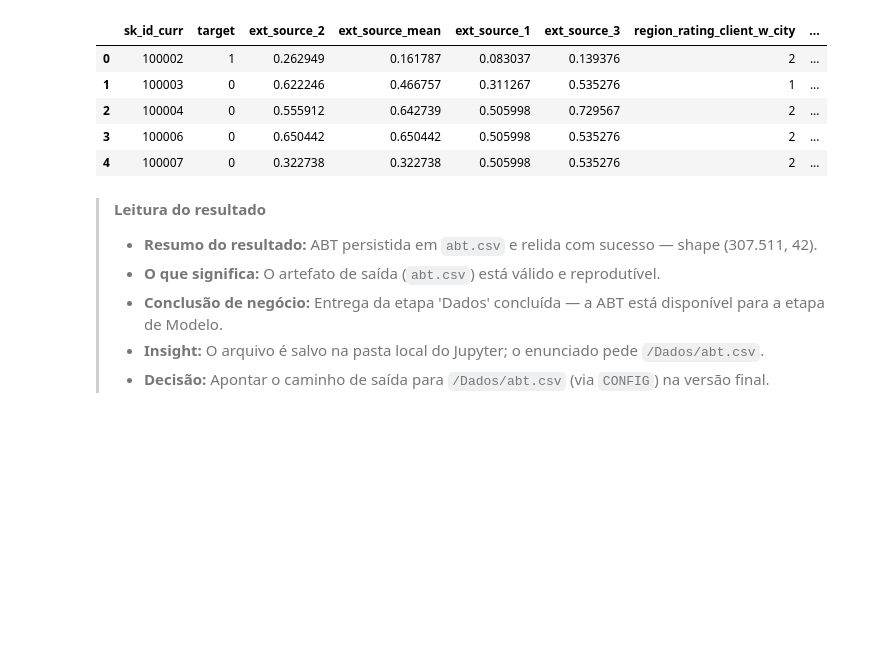
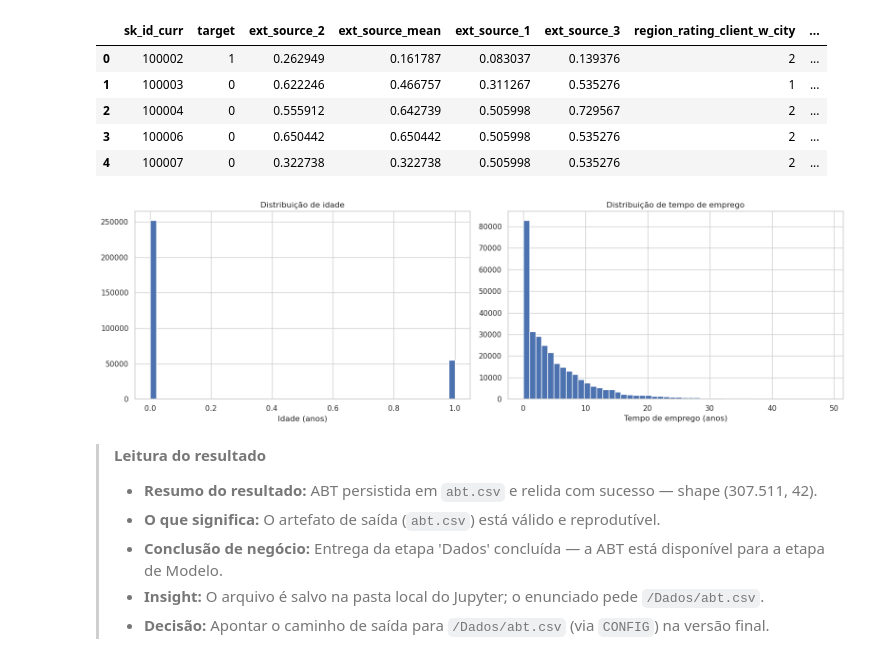
Before and after one commit to YuriKnebel/ProjetoFinalPosFIA-Individual, a Jupyter notebook: data-platform/DataPipeline/exp_analysis_v3.ipynb, the cells around one changed output. Saved outputs shown, nothing was run; the diff lists cells and outputs as text; code cells hidden in the pictures; blank space fills up the shorter version.

```diff
--- a/data-platform/DataPipeline/exp_analysis_v3.ipynb
+++ b/data-platform/DataPipeline/exp_analysis_v3.ipynb
@@ -1609,6 +1609,14 @@ Releitura OK — shape: (307511, 45)
 | 2 | 100004 | 0 | 0.555912 | 0.642739 | 0.505998 | 0.729567 | 2 | ... |
 | 3 | 100006 | 0 | 0.650442 | 0.650442 | 0.505998 | 0.535276 | 2 | ... |
 | 4 | 100007 | 0 | 0.322738 | 0.322738 | 0.505998 | 0.535276 | 2 | ... |
+# %%
+import matplotlib.pyplot as plt
+fig, axes = plt.subplots(1, 2, figsize=(16, 5))
+df_abt["days_employed_anom"].hist(bins=50, ax=axes[0]); axes[0].set_title("Distribuição de idade"); axes[0].set_xlabel("Idade (anos)")
+df_abt["years_employed"].hist(bins=50, ax=axes[1]); axes[1].set_title("Distribuição de tempo de emprego"); axes[1].set_xlabel("Tempo de emprego (anos)")
+plt.tight_layout(); plt.show()
+# %% [output]
+[figure, added]
 # %% [markdown]
 > **Leitura do resultado**
 >
```
Also changed, not shown: parts of 4 cells of this notebook, 3 other files.
